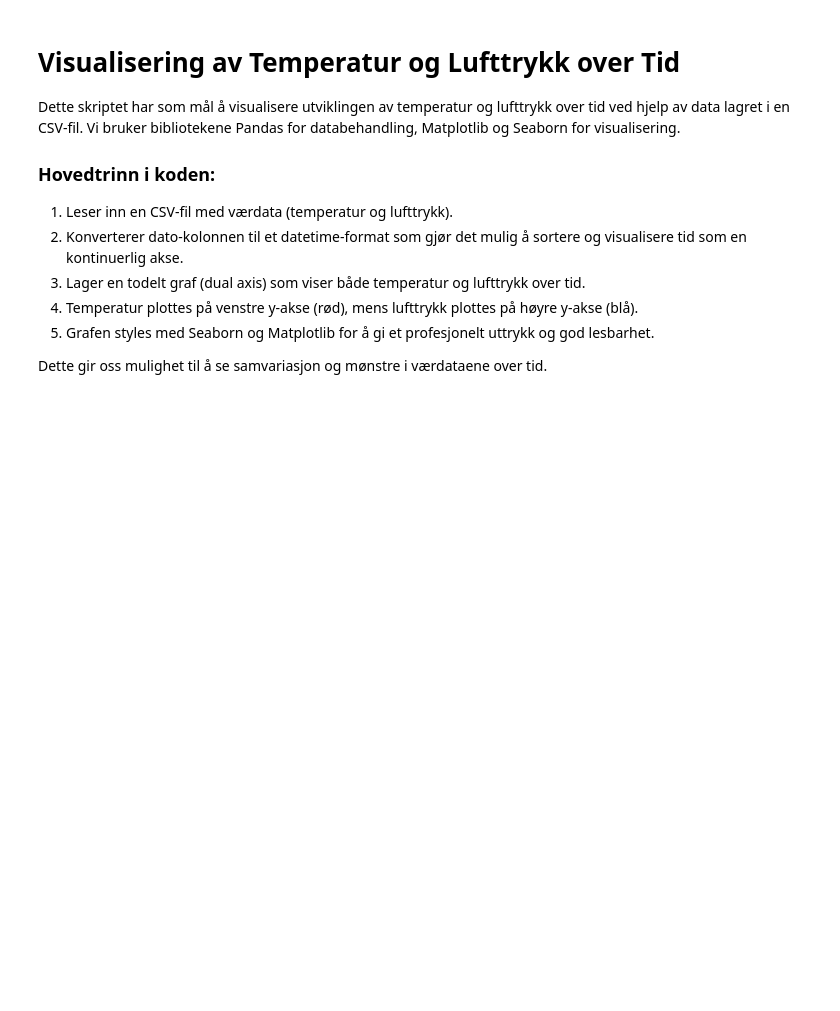
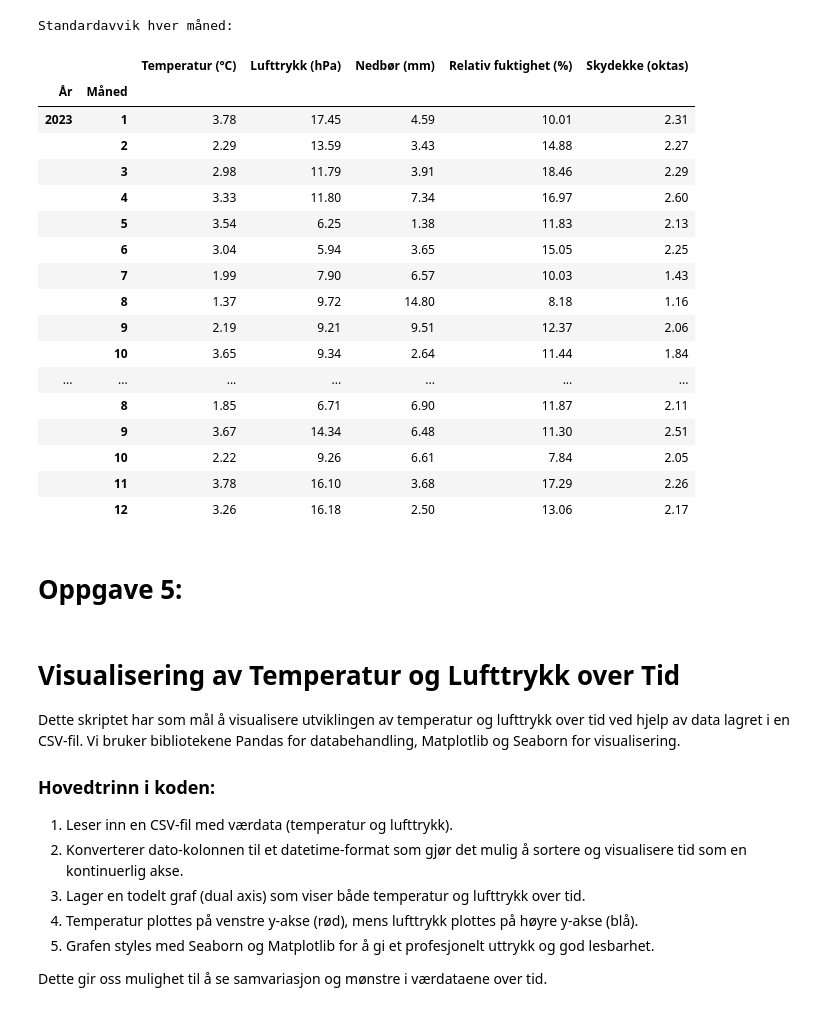
Before and after one commit to sarasok/Mappevurdering_anv_prog, a Jupyter notebook: tasks/del_2.ipynb, the cells around one changed output. Cells and saved outputs as stored; diff of their text form; code cells hidden in the pictures; blank space fills up the shorter version.

```diff
--- a/tasks/oppg5.ipynb
+++ b/tasks/del_2.ipynb
@@ -1,3 +100,28 @@
+# %%
+print('Standardavvik hver måned:')
+display(analyse.standardavvik_per_mnd())
+# %% [output]
+Standardavvik hver måned:
+|  |  | Temperatur (°C) | Lufttrykk (hPa) | Nedbør (mm) | Relativ fuktighet (%) | Skydekke (oktas) |
+| År | Måned |  |  |  |  |  |
+| 2023 | 1 | 3.78 | 17.45 | 4.59 | 10.01 | 2.31 |
+|  | 2 | 2.29 | 13.59 | 3.43 | 14.88 | 2.27 |
+|  | 3 | 2.98 | 11.79 | 3.91 | 18.46 | 2.29 |
+|  | 4 | 3.33 | 11.80 | 7.34 | 16.97 | 2.60 |
+|  | 5 | 3.54 | 6.25 | 1.38 | 11.83 | 2.13 |
+|  | 6 | 3.04 | 5.94 | 3.65 | 15.05 | 2.25 |
+|  | 7 | 1.99 | 7.90 | 6.57 | 10.03 | 1.43 |
+|  | 8 | 1.37 | 9.72 | 14.80 | 8.18 | 1.16 |
+|  | 9 | 2.19 | 9.21 | 9.51 | 12.37 | 2.06 |
+|  | 10 | 3.65 | 9.34 | 2.64 | 11.44 | 1.84 |
+| ... | ... | ... | ... | ... | ... | ... |
+|  | 8 | 1.85 | 6.71 | 6.90 | 11.87 | 2.11 |
+|  | 9 | 3.67 | 14.34 | 6.48 | 11.30 | 2.51 |
+|  | 10 | 2.22 | 9.26 | 6.61 | 7.84 | 2.05 |
+|  | 11 | 3.78 | 16.10 | 3.68 | 17.29 | 2.26 |
+|  | 12 | 3.26 | 16.18 | 2.50 | 13.06 | 2.17 |
+# %% [markdown]
+# Oppgave 5:
 # %% [markdown]
 # Visualisering av Temperatur og Lufttrykk over Tid
 
```
Also changed, not shown: parts of 7 cells of this notebook, 7 other files.
